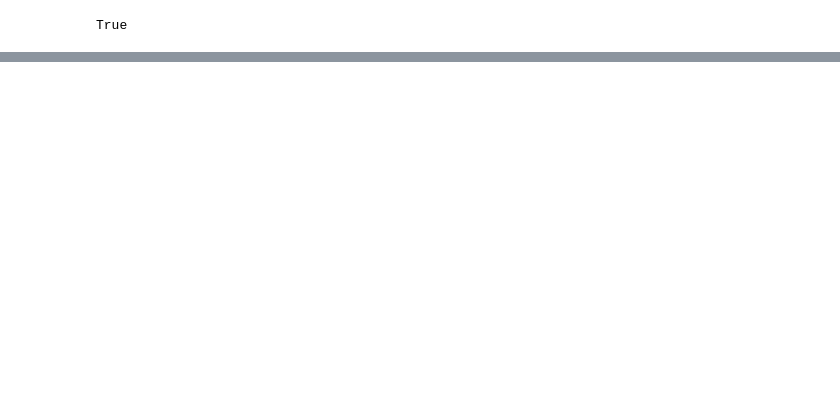
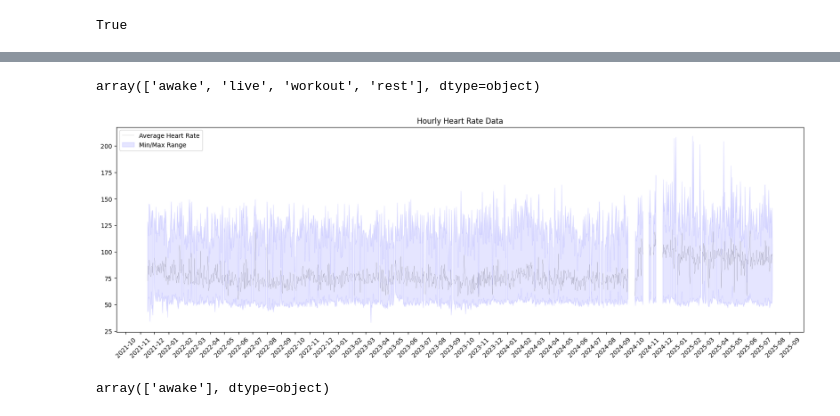
Before and after one commit to mateoneira/oura_analysis, a Jupyter notebook: bayesian_change_point.ipynb, the cells around one changed output, grey strips where cells are left out. Drawn from its saved outputs; the diff is of its cells as text; code cells hidden in the pictures; blank space fills up the shorter version.

```diff
--- a/bayesian_change_point.ipynb
+++ b/bayesian_change_point.ipynb
@@ -87,0 +139,10 @@ heart_rate_df
+# %%
+#resample bpm data to hourly frequency
+heart_rate_df.set_index('date', inplace=True, drop=False)
+heart_rate_hourly_mean = heart_rate_df['bpm'].resample('h').mean().reset_index().rename(columns={'bpm': 'average_bpm'})
+heart_rate_hourly_min = heart_rate_df['bpm'].resample('h').min().reset_index().rename(columns={'bpm': 'min_bpm'})
+heart_rate_hourly_max = heart_rate_df['bpm'].resample('h').max().reset_index().rename(columns={'bpm': 'max_bpm'})
+
+#merge hourly data
+heart_rate_hourly = pd.merge(heart_rate_hourly_mean, heart_rate_hourly_min, on='date')
+heart_rate_hourly = pd.merge(heart_rate_hourly, heart_rate_hourly_max, on='date')
@@ -87,0 +159,35 @@ heart_rate_df
+# %%
+heart_rate_df.source.unique()
+# %% [output]
+array(['awake', 'live', 'workout', 'rest'], dtype=object)
+# %%
+#resample bpm data to daily frequency
+heart_rate_df_awake = heart_rate_df[heart_rate_df['source'] != 'rest']
+
+heart_rate_daily_mean = heart_rate_df_awake['bpm'].resample('D').mean().reset_index().rename(columns={'bpm': 'average_bpm'})
+heart_rate_daily_min = heart_rate_df_awake['bpm'].resample('D').min().reset_index().rename(columns={'bpm': 'min_bpm'})
+heart_rate_daily_max = heart_rate_df_awake['bpm'].resample('D').max().reset_index().rename(columns={'bpm': 'max_bpm'})
+
+#merge daily data
+heart_rate_daily_awake = pd.merge(heart_rate_daily_mean, heart_rate_daily_min, on='date')
+heart_rate_daily_awake = pd.merge(heart_rate_daily_awake, heart_rate_daily_max, on='date')
+# %%
+import matplotlib.dates as mdates
+
+# Plot hourly data
+plt.figure(figsize=(20, 6))
+plt.plot(heart_rate_daily_awake['date'], heart_rate_daily_awake['average_bpm'], label='Average Heart Rate', color='k', linewidth=0.1)
+plt.fill_between(heart_rate_daily_awake['date'], heart_rate_daily_awake['min_bpm'], heart_rate_daily_awake['max_bpm'], color='blue', alpha=0.1, label='Min/Max Range')
+
+# Format x-axis to show monthly ticks
+plt.gca().xaxis.set_major_locator(mdates.MonthLocator())
+plt.gca().xaxis.set_major_formatter(mdates.DateFormatter('%Y-%m'))
+
+# Rotate x-axis ticks
+plt.xticks(rotation=45)
+
+plt.title('Hourly Heart Rate Data')
+plt.legend()
+plt.show()
+# %% [output]
+[figure, added]
@@ -87,0 +199,4 @@ heart_rate_df
+# %%
+single_date.source.unique()
+# %% [output]
+array(['awake'], dtype=object)
```
Also changed, not shown: parts of 17 cells of this notebook.
